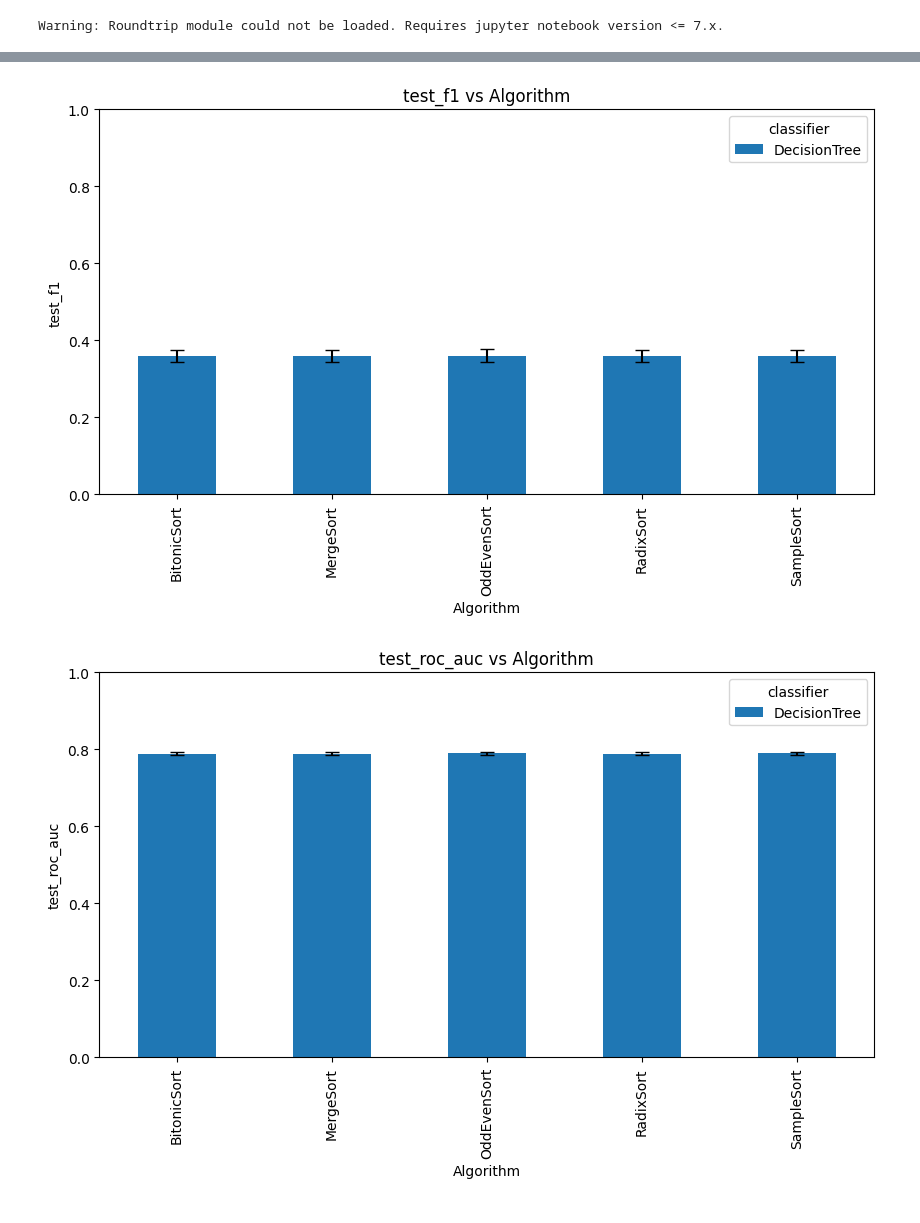
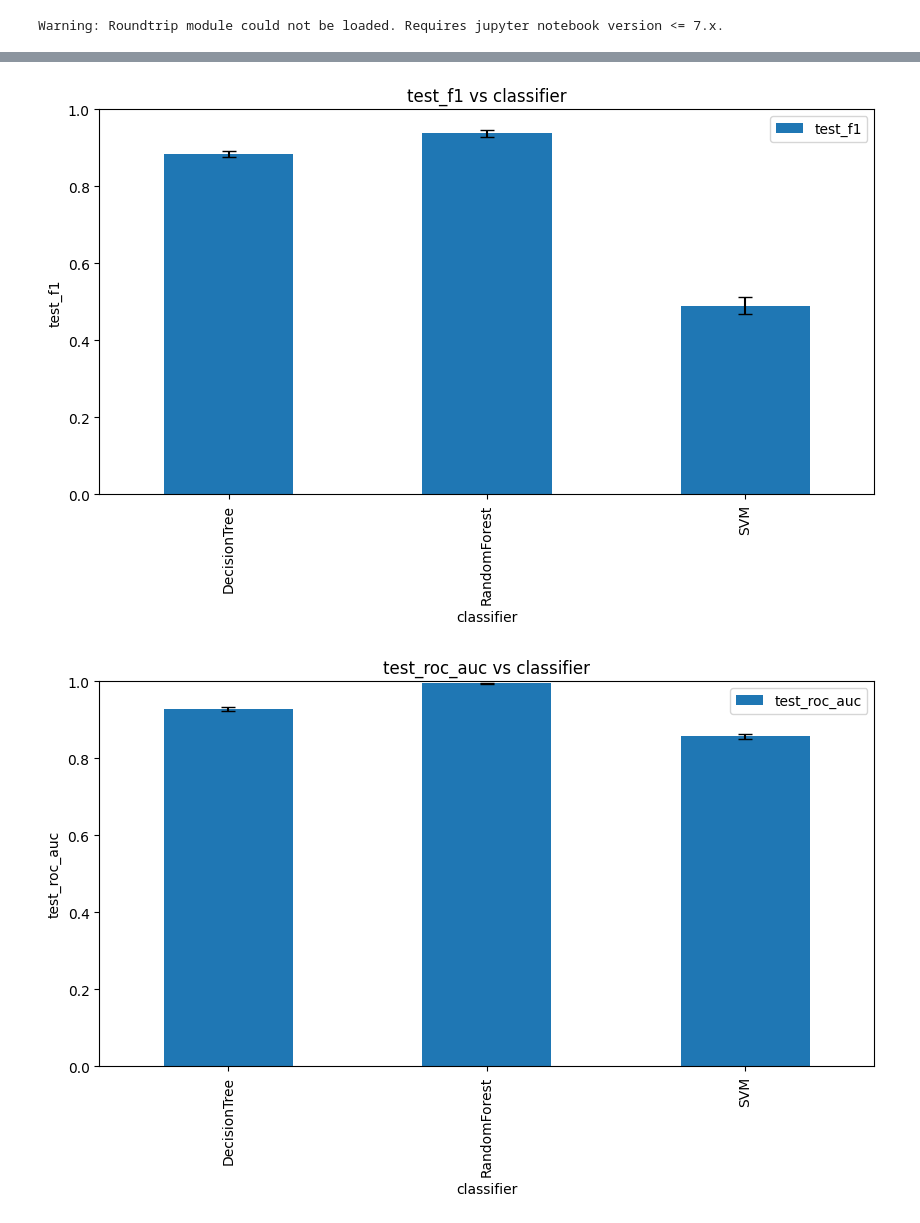
Before and after one commit to LLNL/thicket-tutorial, a Jupyter notebook: notebooks/08B_modeling_parallel_sorting_data.ipynb, the cells around one changed output, grey strips where cells are left out. Saved outputs shown, nothing was run; the diff lists cells and outputs as text; code cells hidden in the pictures.

```diff
--- a/notebooks/08B_modeling_parallel_sorting_data.ipynb
+++ b/notebooks/08B_modeling_parallel_sorting_data.ipynb
@@ -38,7 +40,7 @@ def prep_data(
 
     # preprocessing
     if scaling:
-        data.loc[:, numerical_columns] = scale_columns(data[numerical_columns])
+        data[numerical_columns] = scale_columns(data[numerical_columns])
 
     if len(categorical_columns) > 0:
         data = configure_categorical(data, categorical_columns)
@@ -84,7 +86,7 @@ def compute_model_metrics(y_true, y_pred, y_proba):
     )  # Confusion matrix
     unravel_true, unravel_pred = unravel_true_pred(y_true, y_pred)
     y_proba = y_proba.ravel()
-    try:  # TODO: case where class sample didnt get into data
+    try:  # case where class sample didnt get into data
         roc_auc_score = metrics.roc_auc_score(
             y_true=unravel_true,
             y_score=y_proba,
@@ -111,4 +113,17 @@ categorical_columns = [
     ("Node presence", tk.get_node("comm_small"))
 ]
 numerical_columns = list(set(model_data.columns) - set(categorical_columns + ["Algorithm"]))
+# %%
+classifiers = {
+    "DecisionTree": DecisionTreeClassifier(
+            class_weight="balanced",
+        ),
+    "RandomForest": RandomForestClassifier(
+            class_weight="balanced",
+        ),
+    "SVM": svm.SVC(
+            kernel="rbf",
+            probability=True,
+        )
+}
 # %%
@@ -186,3 +200 @@ for t in pbar:
-# %%
-model_results = model_results.join(tk.metadata[["Algorithm", "InputSize", "InputType", "num_procs", "group_num", "Datatype"]], on="profile")
 # %%
@@ -235,24 +245,19 @@ def _plot_bars(
         plt.show()
 # %%
 for met in ["test_acc", "test_pre", "test_rec", "test_f1", "test_roc_auc"]:
-    for x_group in [
-        #"fold", "Algorithm", "InputSize", "InputType", "num_procs", "group_num", "Datatype"
-        "Algorithm"
-        ]:
-        config = [
-            x_group,
-            "classifier",
-        ]
-        mean_df = model_results[[met]+config].groupby(config).mean()
-        std_df = model_results[[met]+config].groupby(config).std()
-        _plot_bars(
-            mean_df=mean_df,
-            std_df=std_df,
-            grouper=config,
-            x_group=x_group,
-            ylabel=met,
-            xlabel=x_group,
-            legend=True,
-            title=f"{met} vs {x_group}",
-        )
+    config = [
+        "classifier",
+    ]
+    mean_df = model_results[[met]+config].groupby(config).mean()
+    std_df = model_results[[met]+config].groupby(config).std()
+    _plot_bars(
+        mean_df=mean_df,
+        std_df=std_df,
+        grouper=config,
+        x_group="classifier",
+        ylabel=met,
+        xlabel="classifier",
+        legend=True,
+        title=f"{met} vs classifier",
+    )
 # %% [output]
@@ -262,2 +267,2 @@ for met in ["test_acc", "test_pre", "test_rec", "test_f1", "test_roc_auc"]:
-[figure, old version]
+[figure, new version]
-[figure, old version]
+[figure, new version]
```
Also changed, not shown: parts of 4 cells of this notebook.
